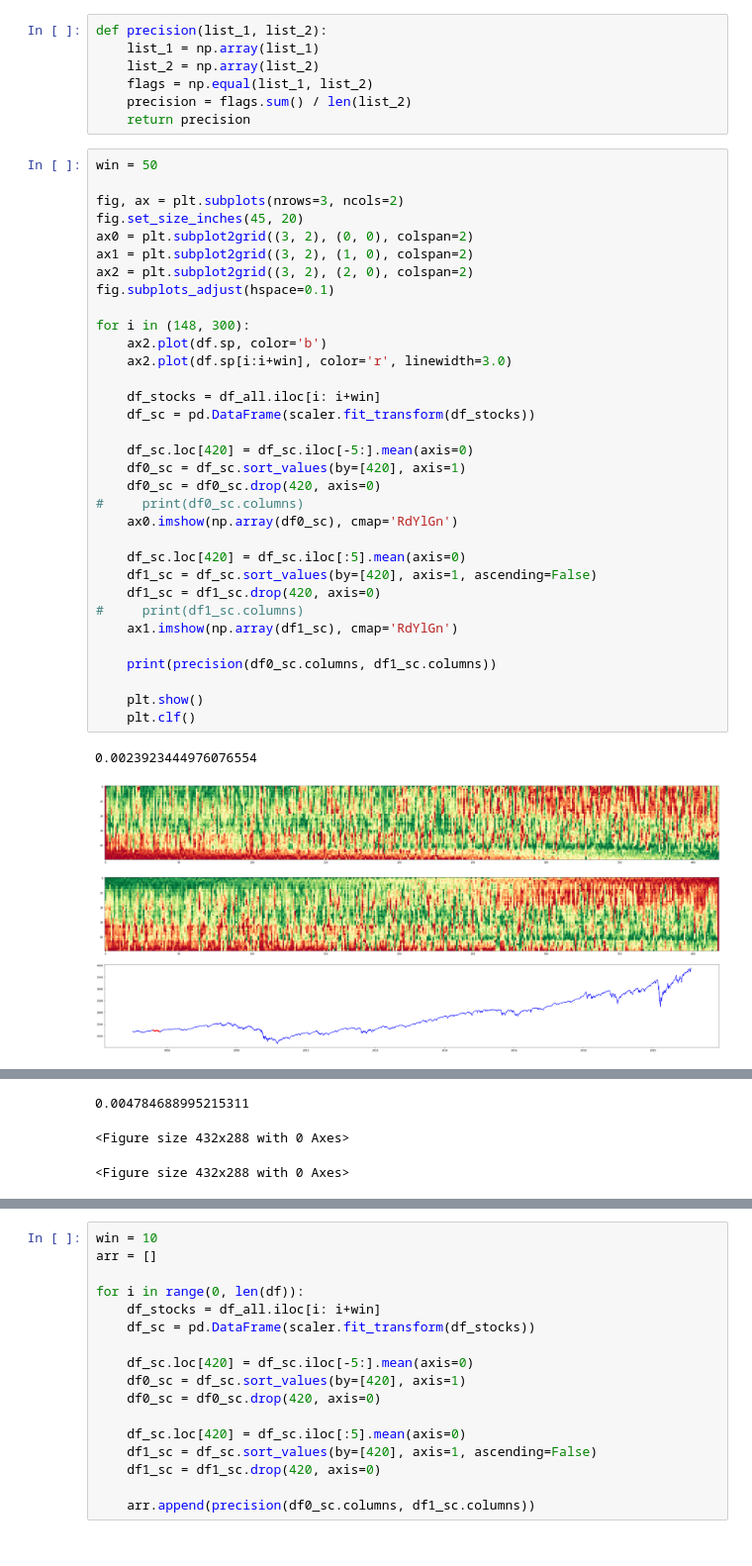
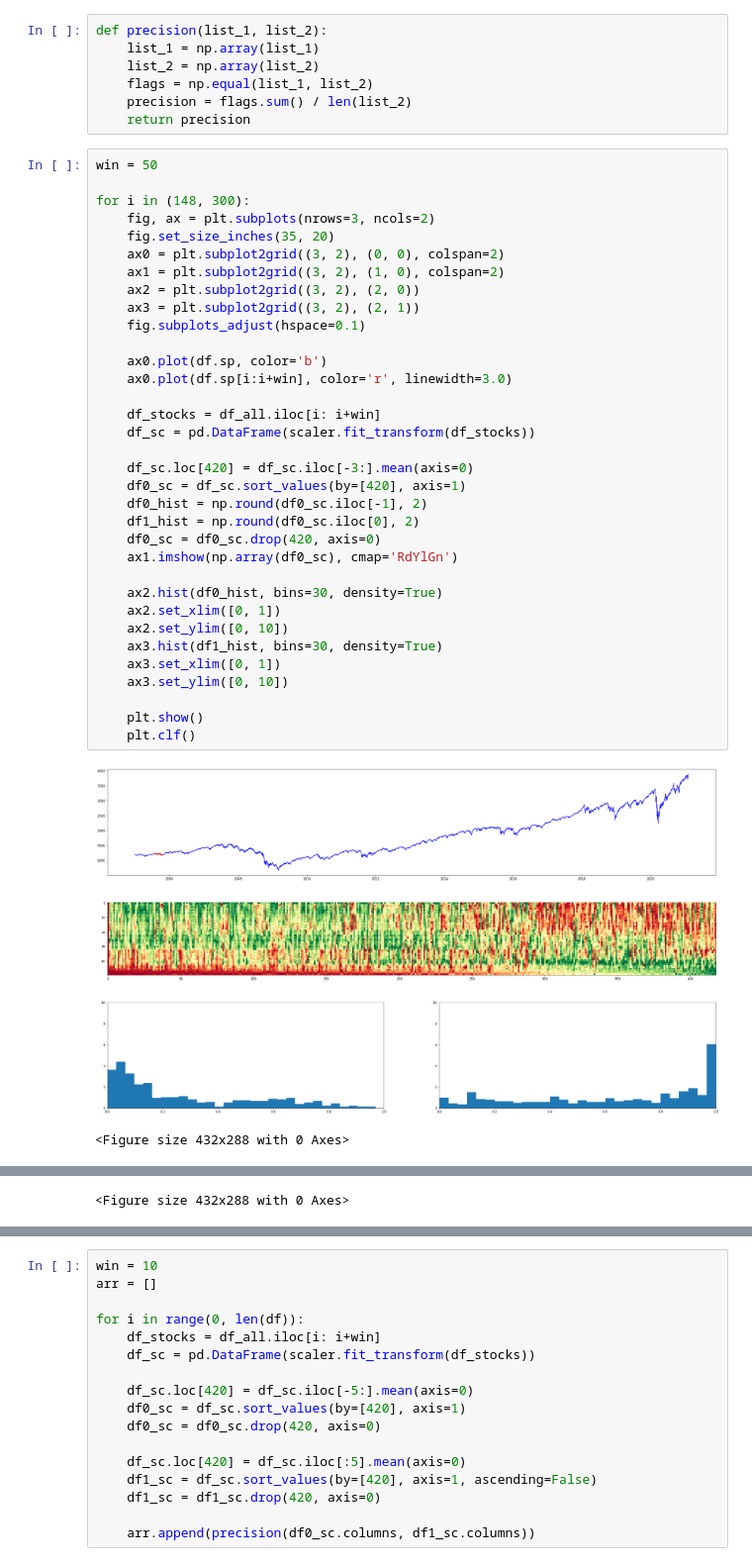
Before and after one commit to ksn38/fin, a Jupyter notebook: sp500_stocks2.ipynb, the cells around one changed output, grey strips where cells are left out. Shown at 99% size. Cells and saved outputs as stored; diff of their text form.

```diff
--- a/sp500_stocks2.ipynb
+++ b/sp500_stocks2.ipynb
@@ -44,36 +35,37 @@ def precision(list_1, list_2):
 # %%
 win = 50
 
-fig, ax = plt.subplots(nrows=3, ncols=2)
-fig.set_size_inches(45, 20)
-ax0 = plt.subplot2grid((3, 2), (0, 0), colspan=2)
-ax1 = plt.subplot2grid((3, 2), (1, 0), colspan=2)
-ax2 = plt.subplot2grid((3, 2), (2, 0), colspan=2)
-fig.subplots_adjust(hspace=0.1)
+for i in (148, 300):
+    fig, ax = plt.subplots(nrows=3, ncols=2)
+    fig.set_size_inches(35, 20)
+    ax0 = plt.subplot2grid((3, 2), (0, 0), colspan=2)
+    ax1 = plt.subplot2grid((3, 2), (1, 0), colspan=2)
+    ax2 = plt.subplot2grid((3, 2), (2, 0))
+    ax3 = plt.subplot2grid((3, 2), (2, 1))
+    fig.subplots_adjust(hspace=0.1)
 
-for i in (148, 300):
-    ax2.plot(df.sp, color='b')
-    ax2.plot(df.sp[i:i+win], color='r', linewidth=3.0)
+    ax0.plot(df.sp, color='b')
+    ax0.plot(df.sp[i:i+win], color='r', linewidth=3.0)
 
     df_stocks = df_all.iloc[i: i+win]
     df_sc = pd.DataFrame(scaler.fit_transform(df_stocks))
 
-    df_sc.loc[420] = df_sc.iloc[-5:].mean(axis=0)
+    df_sc.loc[420] = df_sc.iloc[-3:].mean(axis=0)
     df0_sc = df_sc.sort_values(by=[420], axis=1)
+    df0_hist = np.round(df0_sc.iloc[-1], 2)
+    df1_hist = np.round(df0_sc.iloc[0], 2)
     df0_sc = df0_sc.drop(420, axis=0)
-#     print(df0_sc.columns)
-    ax0.imshow(np.array(df0_sc), cmap='RdYlGn')
+    ax1.imshow(np.array(df0_sc), cmap='RdYlGn')
 
-    df_sc.loc[420] = df_sc.iloc[:5].mean(axis=0)
-    df1_sc = df_sc.sort_values(by=[420], axis=1, ascending=False)
-    df1_sc = df1_sc.drop(420, axis=0)
-#     print(df1_sc.columns)
-    ax1.imshow(np.array(df1_sc), cmap='RdYlGn')
-
-    print(precision(df0_sc.columns, df1_sc.columns))
+    ax2.hist(df0_hist, bins=30, density=True)
+    ax2.set_xlim([0, 1])
+    ax2.set_ylim([0, 10])
+    ax3.hist(df1_hist, bins=30, density=True)
+    ax3.set_xlim([0, 1])
+    ax3.set_ylim([0, 10])
 
     plt.show()
     plt.clf()
 # %% [output]
+[figure, new version]
-0.0023923444976076554
+<Figure size 432x288 with 0 Axes>
-[figure, old version]
@@ -80,4 +73,2 @@ for i in (148, 300):
-0.004784688995215311
+<Figure size 432x288 with 0 Axes>
-<Figure size 432x288 with 0 Axes>
-<Figure size 432x288 with 0 Axes>
 # %%
```
Also changed, not shown: parts of 5 cells of this notebook.
